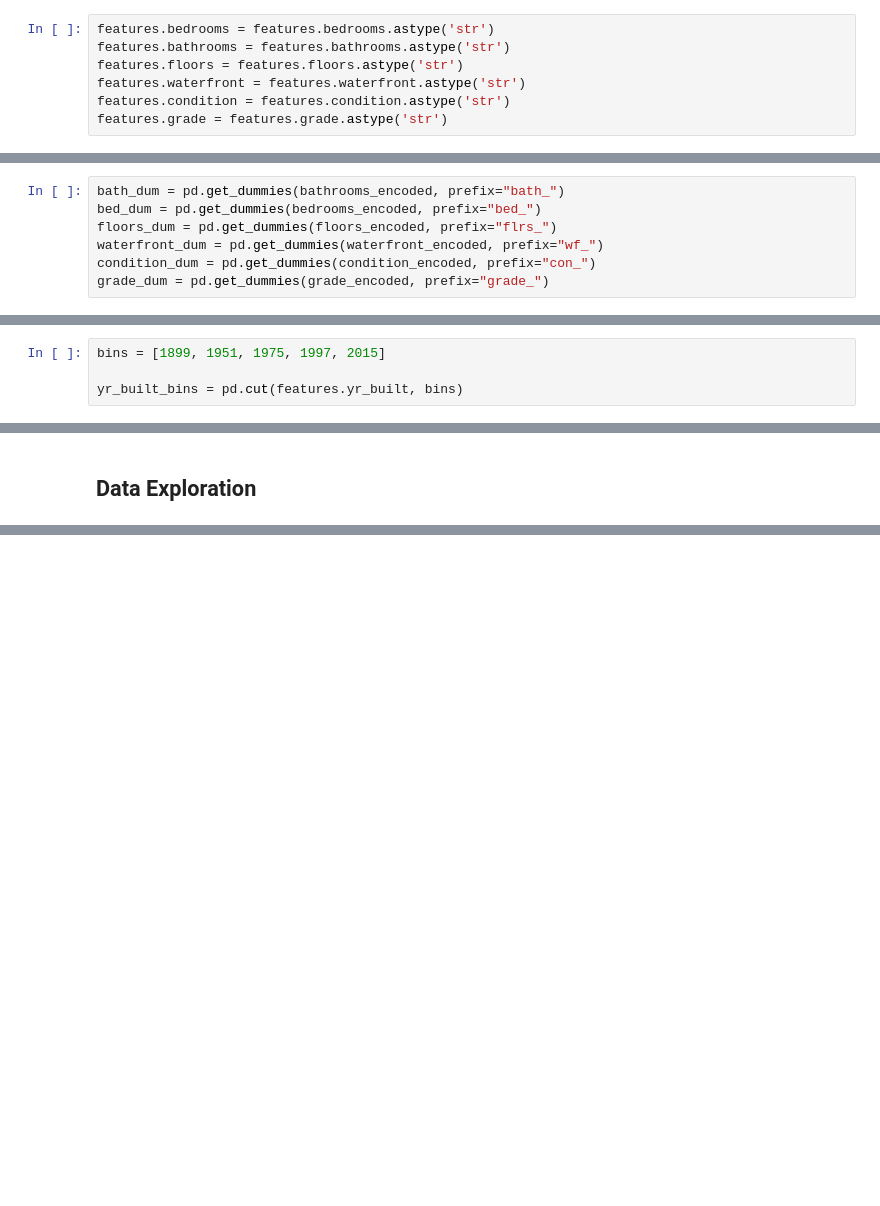
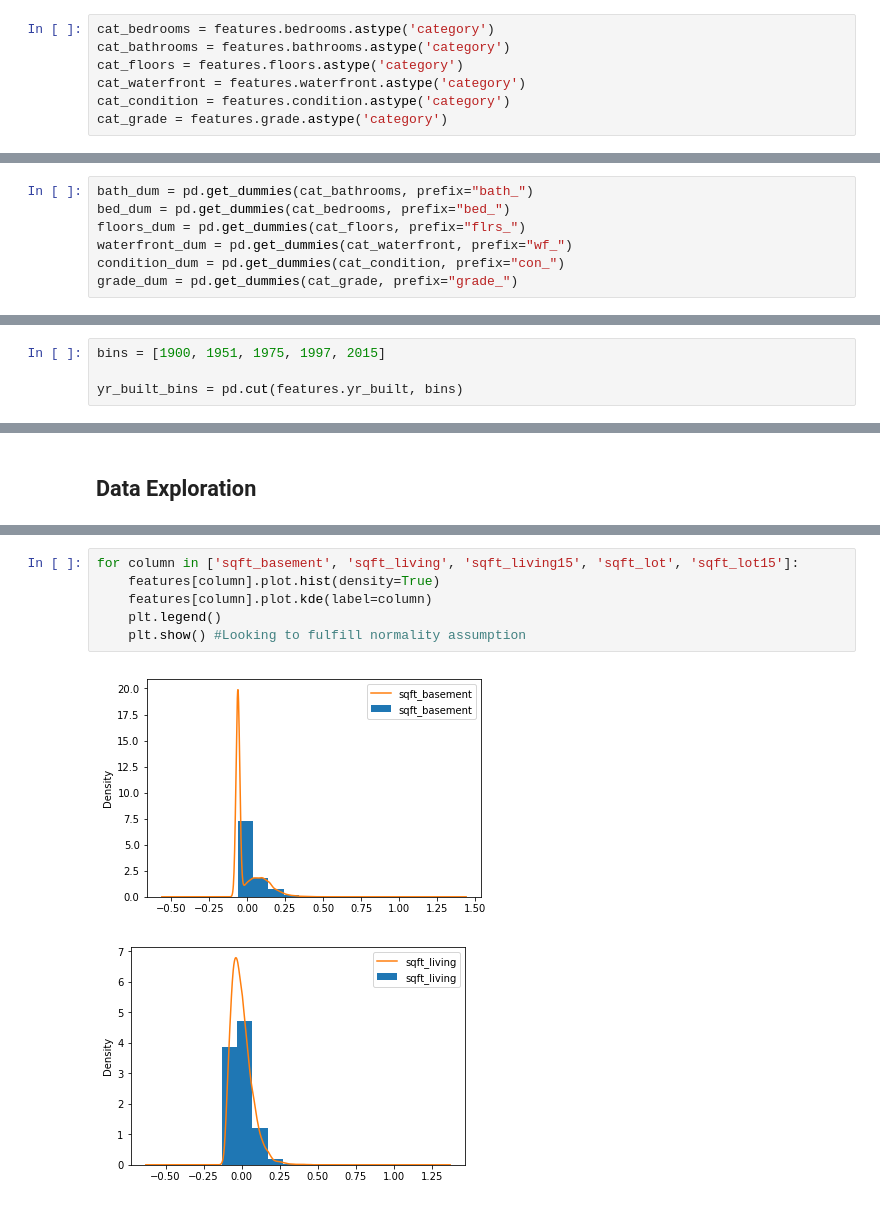
Before and after one commit to akelly66/Flatiron-School, a Jupyter notebook: Mod01/FinalProject-Mod01/dsc-1-final-project-online-ds-pt-041519/student.ipynb, the cells around one changed output, grey strips where cells are left out. Cells and saved outputs as stored; diff of their text form; blank space fills up the shorter version.

```diff
--- a/Mod01/FinalProject-Mod01/dsc-1-final-project-online-ds-pt-041519/student.ipynb
+++ b/Mod01/FinalProject-Mod01/dsc-1-final-project-online-ds-pt-041519/student.ipynb
@@ -288,9 +310,9 @@ features.columns
 # %%
-features.bedrooms = features.bedrooms.astype('str')
-features.bathrooms = features.bathrooms.astype('str')
-features.floors = features.floors.astype('str')
-features.waterfront = features.waterfront.astype('str')
-features.condition = features.condition.astype('str')
-features.grade = features.grade.astype('str')
+cat_bedrooms = features.bedrooms.astype('category')
+cat_bathrooms = features.bathrooms.astype('category')
+cat_floors = features.floors.astype('category')
+cat_waterfront = features.waterfront.astype('category')
+cat_condition = features.condition.astype('category')
+cat_grade = features.grade.astype('category')
 # %%
 features.info()
@@ -307,10 +338,10 @@ grade_encoded = lb_make.fit_transform(features.grade)
 # %%
-bath_dum = pd.get_dummies(bathrooms_encoded, prefix="bath_")
-bed_dum = pd.get_dummies(bedrooms_encoded, prefix="bed_")
-floors_dum = pd.get_dummies(floors_encoded, prefix="flrs_")
-waterfront_dum = pd.get_dummies(waterfront_encoded, prefix="wf_")
-condition_dum = pd.get_dummies(condition_encoded, prefix="con_")
-grade_dum = pd.get_dummies(grade_encoded, prefix="grade_")
+bath_dum = pd.get_dummies(cat_bathrooms, prefix="bath_")
+bed_dum = pd.get_dummies(cat_bedrooms, prefix="bed_")
+floors_dum = pd.get_dummies(cat_floors, prefix="flrs_")
+waterfront_dum = pd.get_dummies(cat_waterfront, prefix="wf_")
+condition_dum = pd.get_dummies(cat_condition, prefix="con_")
+grade_dum = pd.get_dummies(cat_grade, prefix="grade_")
 # %%
 features = features.drop(['bathrooms', 'bedrooms', 'floors', 'waterfront', 'condition', 'grade'], axis=1)
 features.head()
@@ -321,7 +367,7 @@ features.head()
 # %% [markdown]
 ### Binning Categories
 # %%
-bins = [1899, 1951, 1975, 1997, 2015]
+bins = [1900, 1951, 1975, 1997, 2015]
 
 yr_built_bins = pd.cut(features.yr_built, bins)
 # %%
@@ -366,0 +471,9 @@ features.hist(figsize=(20,20));
+# %%
+for column in ['sqft_basement', 'sqft_living', 'sqft_living15', 'sqft_lot', 'sqft_lot15']:
+    features[column].plot.hist(density=True)
+    features[column].plot.kde(label=column)
+    plt.legend()
+    plt.show() #Looking to fulfill normality assumption
+# %% [output]
+[figure, added]
+[figure, added]
```
Also changed, not shown: parts of 41 cells of this notebook.
